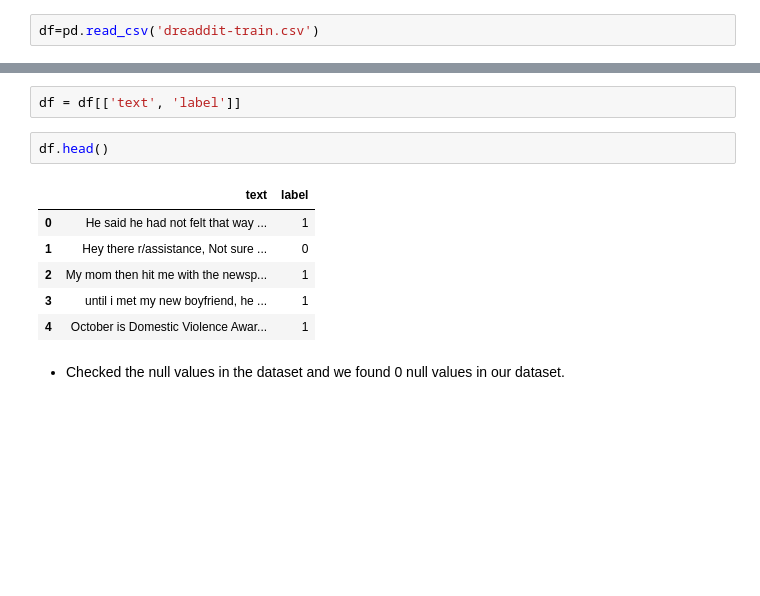
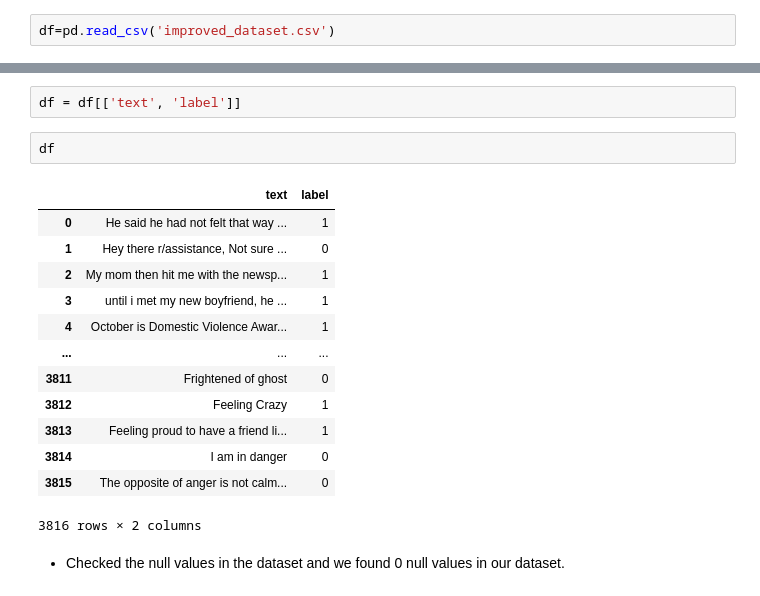
Before and after one commit to Upendra2003/Moodify, a Jupyter notebook: preprocessing.ipynb, the cells around one changed output, grey strips where cells are left out. Drawn from its saved outputs; the diff is of its cells as text; blank space fills up the shorter version.

```diff
--- a/preprocessing.ipynb
+++ b/preprocessing.ipynb
@@ -15,7 +15,7 @@ from sklearn.model_selection import train_test_split
 from sklearn.feature_extraction.text import TfidfVectorizer
 from sklearn.metrics import accuracy_score,confusion_matrix,precision_score,recall_score,classification_report
 # %%
-df=pd.read_csv('dreaddit-train.csv')
+df=pd.read_csv('improved_dataset.csv')
 # %% [markdown]
 - In this data set we have 2838 columns and 116 number of rows
 # %%
@@ -40,14 +40,21 @@ Index(['subreddit', 'post_id', 'sentence_range', 'text', 'id', 'label',
 # %%
 df = df[['text', 'label']]
 # %%
-df.head()
+df
 # %% [output]
 |  | text | label |
 | 0 | He said he had not felt that way ... | 1 |
 | 1 | Hey there r/assistance, Not sure ... | 0 |
 | 2 | My mom then hit me with the newsp... | 1 |
 | 3 | until i met my new boyfriend, he ... | 1 |
 | 4 | October is Domestic Violence Awar... | 1 |
+| ... | ... | ... |
+| 3811 | Frightened of ghost | 0 |
+| 3812 | Feeling Crazy | 1 |
+| 3813 | Feeling proud to have a friend li... | 1 |
+| 3814 | I am in danger | 0 |
+| 3815 | The opposite of anger is not calm... | 0 |
+3816 rows × 2 columns
 # %% [markdown]
 - Checked the null values in the dataset and we found 0 null values in our dataset.
 # %%
```
Also changed, not shown: parts of 30 cells of this notebook, 14 other files.
